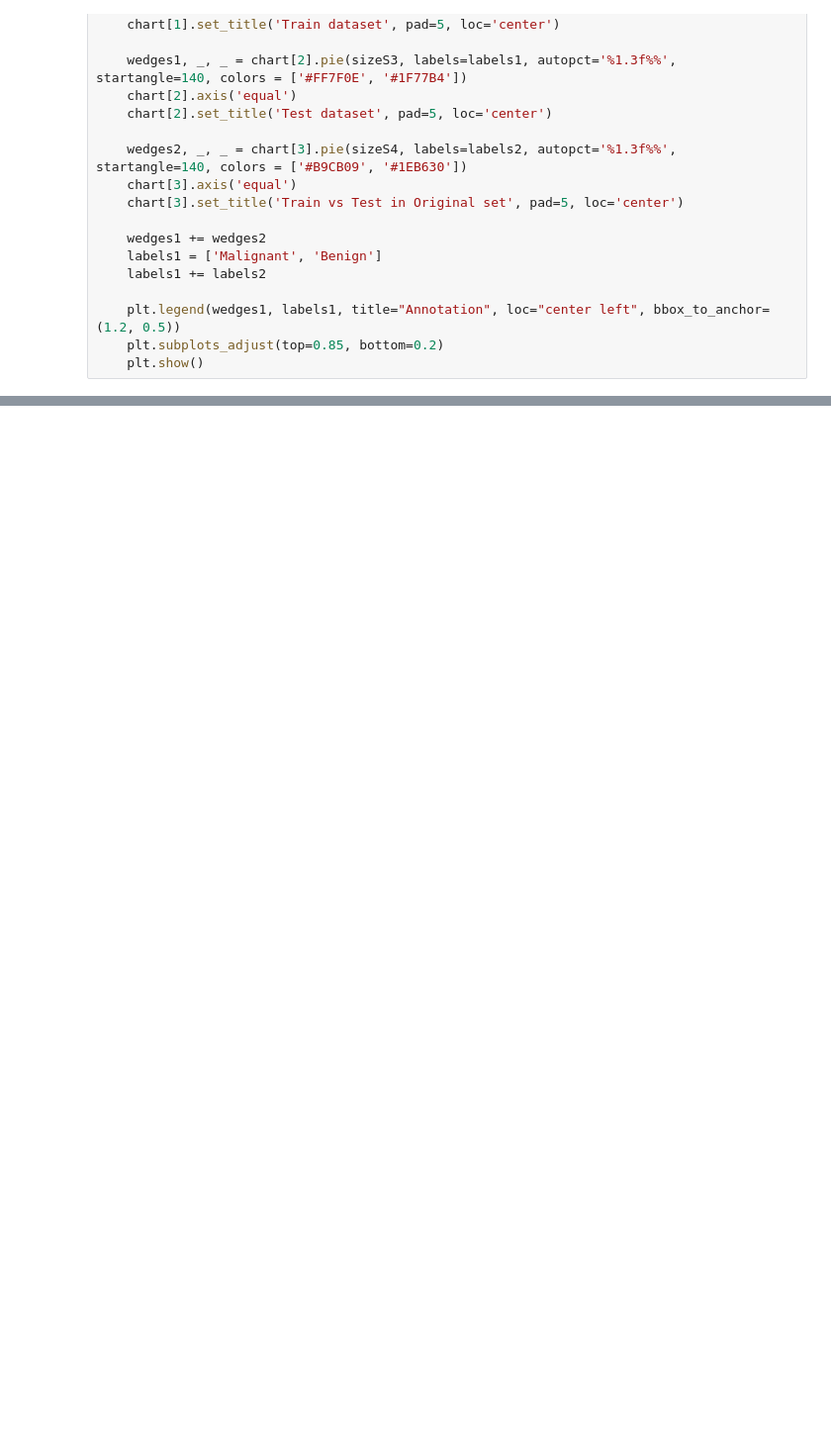
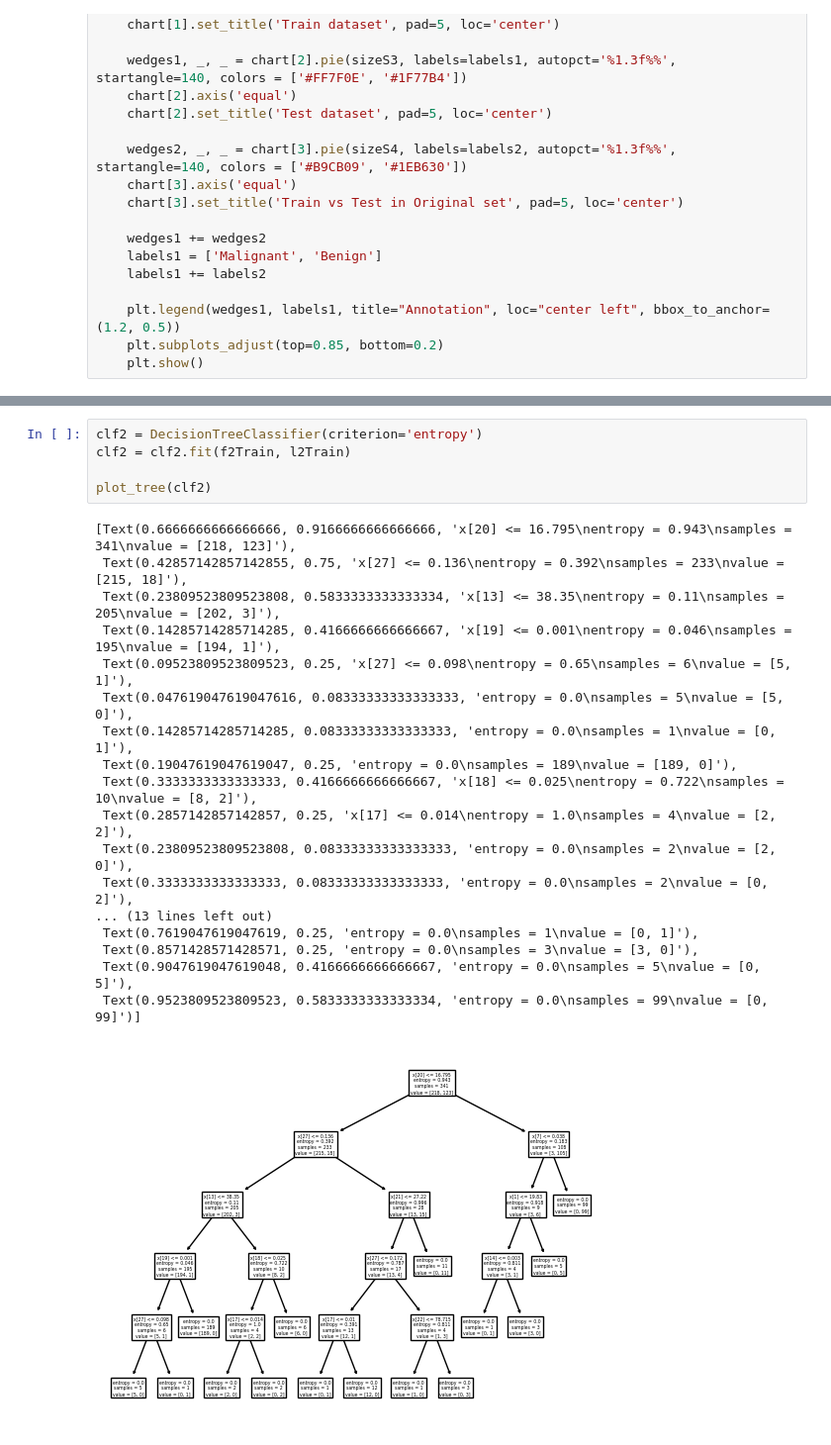
Before and after one commit to JackArrowden/DecisionTree_BreastCancerDataset, a Jupyter notebook: 22127486.ipynb, the cells around one changed output, grey strips where cells are left out. Shown: that part at 99% size. Saved outputs shown, nothing was run; the diff lists cells and outputs as text; blank space fills up the shorter version.

```diff
--- a/22127486.ipynb
+++ b/22127486.ipynb
@@ -126,0 +133,24 @@ ExecutableNotFound: failed to execute WindowsPath('dot'), make sure the Graphviz
+# %%
+clf2 = DecisionTreeClassifier(criterion='entropy')
+clf2 = clf2.fit(f2Train, l2Train)
+
+plot_tree(clf2)
+# %% [output]
+[Text(0.6666666666666666, 0.9166666666666666, 'x[20] <= 16.795\nentropy = 0.943\nsamples = 341\nvalue = [218, 123]'),
+ Text(0.42857142857142855, 0.75, 'x[27] <= 0.136\nentropy = 0.392\nsamples = 233\nvalue = [215, 18]'),
+ Text(0.23809523809523808, 0.5833333333333334, 'x[13] <= 38.35\nentropy = 0.11\nsamples = 205\nvalue = [202, 3]'),
+ Text(0.14285714285714285, 0.4166666666666667, 'x[19] <= 0.001\nentropy = 0.046\nsamples = 195\nvalue = [194, 1]'),
+ Text(0.09523809523809523, 0.25, 'x[27] <= 0.098\nentropy = 0.65\nsamples = 6\nvalue = [5, 1]'),
+ Text(0.047619047619047616, 0.08333333333333333, 'entropy = 0.0\nsamples = 5\nvalue = [5, 0]'),
+ Text(0.14285714285714285, 0.08333333333333333, 'entropy = 0.0\nsamples = 1\nvalue = [0, 1]'),
+ Text(0.19047619047619047, 0.25, 'entropy = 0.0\nsamples = 189\nvalue = [189, 0]'),
+ Text(0.3333333333333333, 0.4166666666666667, 'x[18] <= 0.025\nentropy = 0.722\nsamples = 10\nvalue = [8, 2]'),
+ Text(0.2857142857142857, 0.25, 'x[17] <= 0.014\nentropy = 1.0\nsamples = 4\nvalue = [2, 2]'),
+ Text(0.23809523809523808, 0.08333333333333333, 'entropy = 0.0\nsamples = 2\nvalue = [2, 0]'),
+ Text(0.3333333333333333, 0.08333333333333333, 'entropy = 0.0\nsamples = 2\nvalue = [0, 2]'),
+... (13 lines left out)
+ Text(0.7619047619047619, 0.25, 'entropy = 0.0\nsamples = 1\nvalue = [0, 1]'),
+ Text(0.8571428571428571, 0.25, 'entropy = 0.0\nsamples = 3\nvalue = [3, 0]'),
+ Text(0.9047619047619048, 0.4166666666666667, 'entropy = 0.0\nsamples = 5\nvalue = [0, 5]'),
+ Text(0.9523809523809523, 0.5833333333333334, 'entropy = 0.0\nsamples = 99\nvalue = [0, 99]')]
+[figure, added]
```
Also changed, not shown: parts of 10 cells of this notebook, 1 other file.
